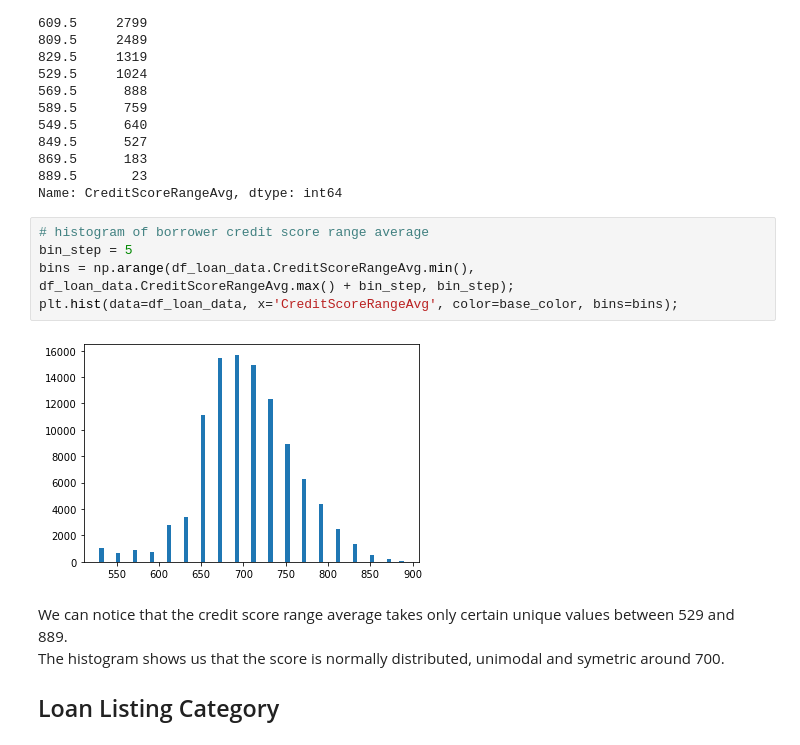
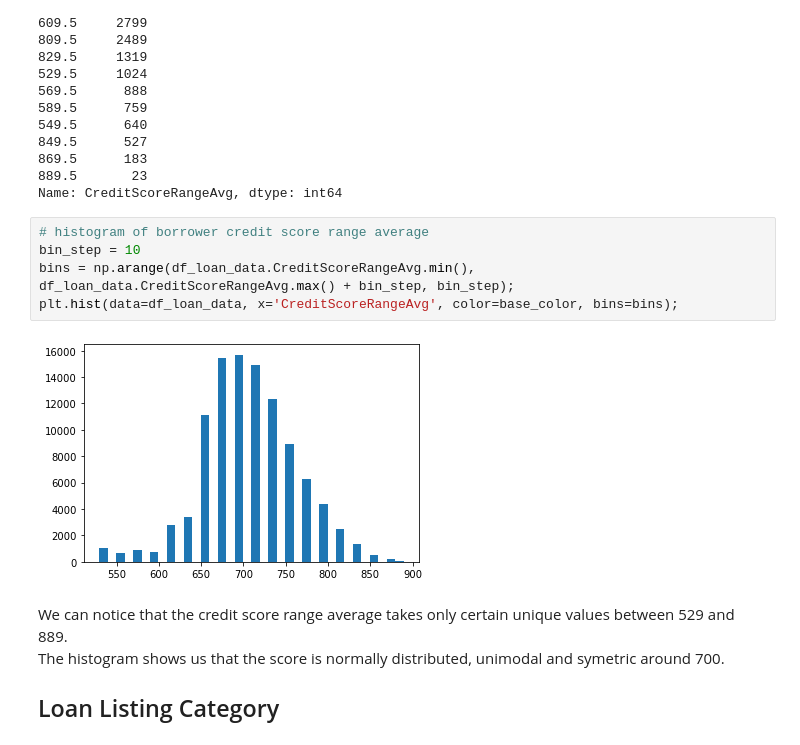
Before and after one commit to Simonmaignan/udacity-data-analysis, a Jupyter notebook: project-communicate-data-findings/data_exploration.ipynb, the cells around one changed output. Cells and saved outputs as stored; diff of their text form.

```diff
--- a/project-communicate-data-findings/data_exploration.ipynb
+++ b/project-communicate-data-findings/data_exploration.ipynb
@@ -569,11 +614,11 @@ df_loan_data.CreditScoreRangeAvg.value_counts()
 Name: CreditScoreRangeAvg, dtype: int64
 # %%
 # histogram of borrower credit score range average
-bin_step = 5
+bin_step = 10
 bins = np.arange(df_loan_data.CreditScoreRangeAvg.min(), df_loan_data.CreditScoreRangeAvg.max() + bin_step, bin_step);
 plt.hist(data=df_loan_data, x='CreditScoreRangeAvg', color=base_color, bins=bins);
 # %% [output]
-[figure, old version]
+[figure, new version]
 # %% [markdown]
 We can notice that the credit score range average takes only certain unique values between 529 and 889.
 The histogram shows us that the score is normally distributed, unimodal and symetric around 700.
```
Also changed, not shown: parts of 19 cells of this notebook.
